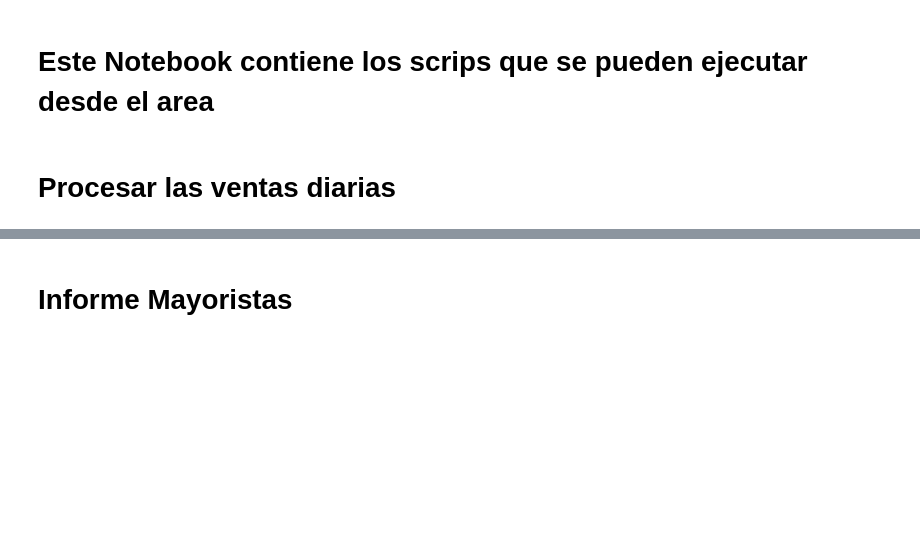
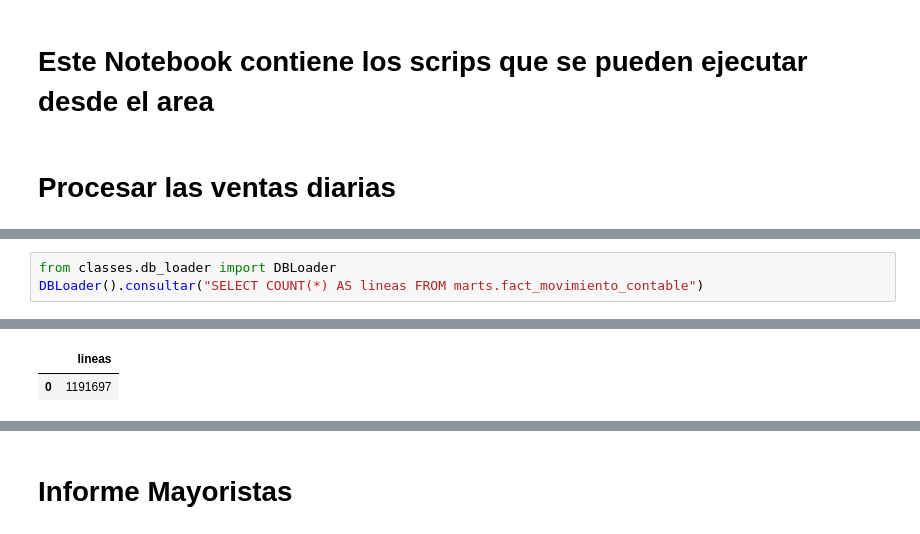
Before and after one commit to la-pocion-code/analisis_datos, a Jupyter notebook: ejecuciones_anilista.ipynb, the cells around one changed output, grey strips where cells are left out. Drawn from its saved outputs; the diff is of its cells as text; blank space fills up the shorter version.

```diff
--- a/ejecuciones_anilista.ipynb
+++ b/ejecuciones_anilista.ipynb
@@ -4,0 +14,4 @@
+# %%
+from classes.db_loader import DBLoader
+DBLoader().consultar("SELECT COUNT(*) AS lineas FROM marts.fact_movimiento_contable")
+# %% [output]
@@ -5,3 +21,5 @@
+|  | lineas |
+| 0 | 1191697 |
 # %%
 # Actualizar las ventas diarias
 # Importamos las librerias a usar
```
Also changed, not shown: parts of 6 cells of this notebook, 5 other files.
